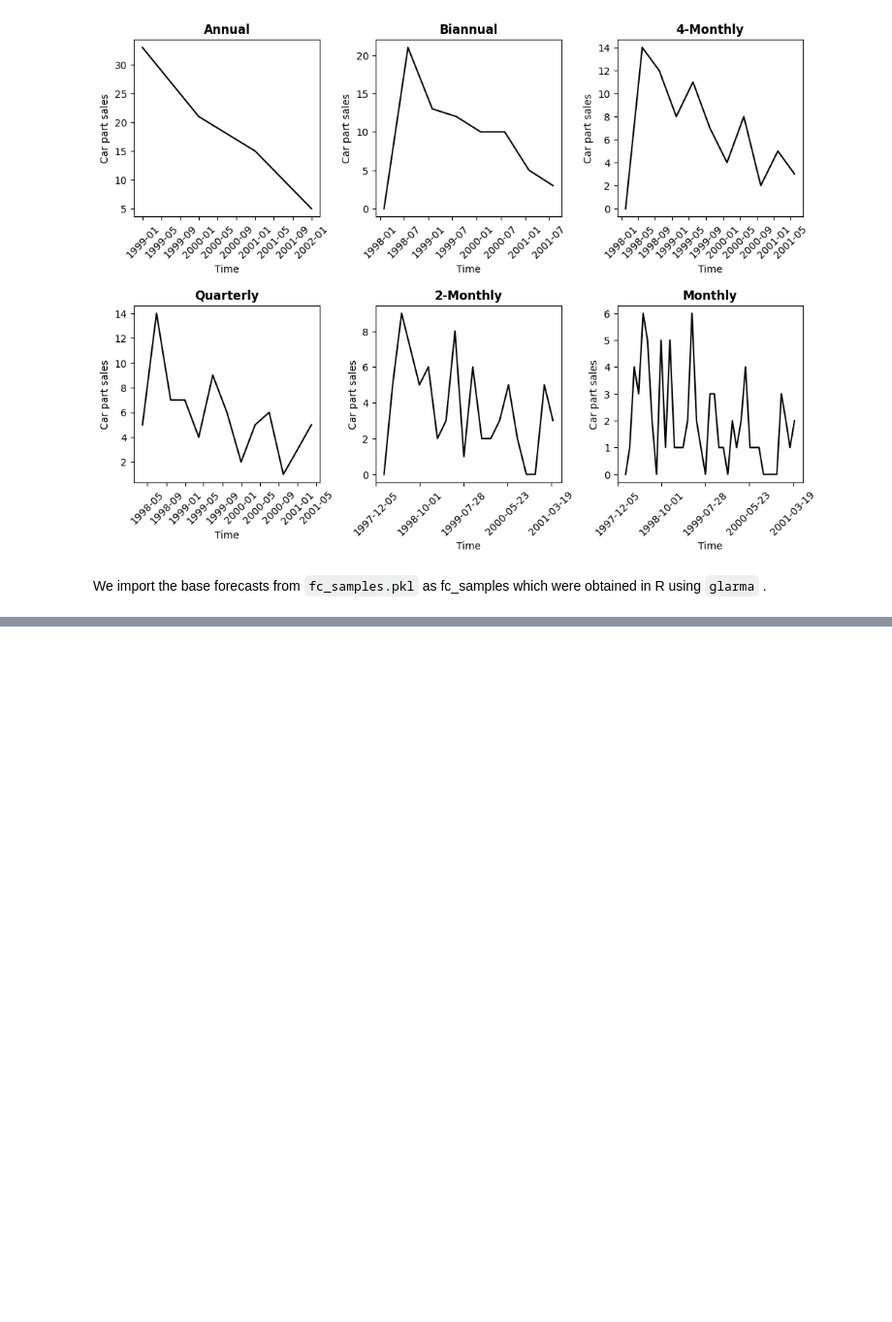
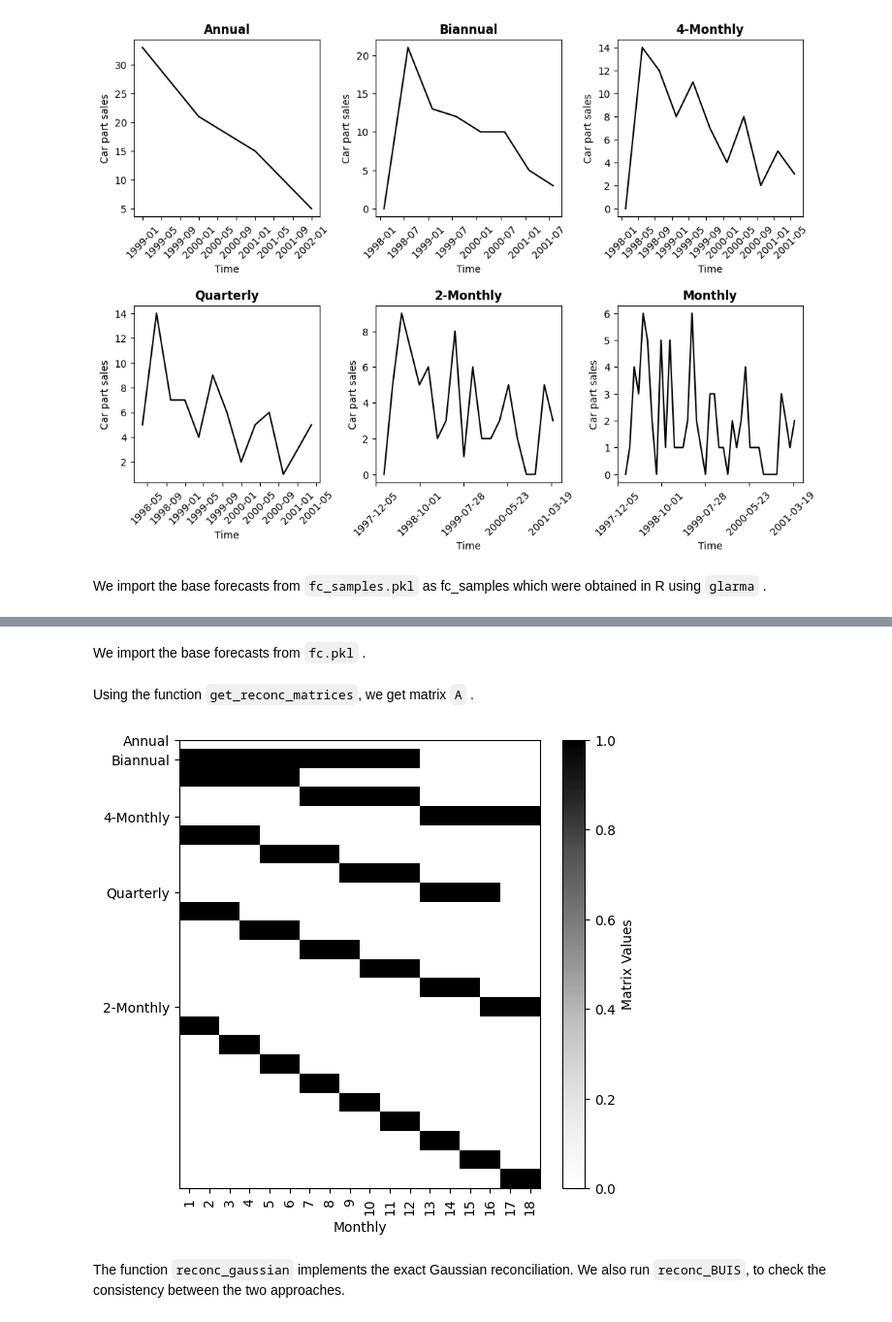
Before and after one commit to supsi-dacd-isaac/BayesReconPy, a Jupyter notebook: notebooks/Probabilistic Reconciliation via Conditioning with bayesRecon.ipynb, the cells around one changed output, grey strips where cells are left out. Shown: that part at 97% size. Saved outputs shown, nothing was run; the diff lists cells and outputs as text; code cells hidden in the pictures; blank space fills up the shorter version.

```diff
--- a/notebooks/Probabilistic Reconciliation via Conditioning with bayesRecon.ipynb
+++ b/notebooks/Probabilistic Reconciliation via Conditioning with bayesRecon.ipynb
@@ -114,0 +209,7 @@ We import the base forecasts from `fc_samples.pkl` as fc_samples which were o
+# %%
+agg_levels = [12, 6, 4, 3, 2, 1]  # Corresponding to Annual, Biannual, etc.
+train_agg = temporal_aggregation(M3_example['train'], agg_levels)
+
+# Rename the aggregated levels for easier reference
+levels = ["Annual", "Biannual", "4-Monthly", "Quarterly", "2-Monthly", "Monthly"]
+train_agg = dict(zip(levels, train_agg.values()))
@@ -114,0 +218,2 @@ We import the base forecasts from `fc_samples.pkl` as fc_samples which were o
+# %% [markdown]
+We import the base forecasts from `fc.pkl` .
@@ -114,0 +222,27 @@ We import the base forecasts from `fc_samples.pkl` as fc_samples which were o
+# %% [markdown]
+Using the function `get_reconc_matrices`, we get matrix `A` .
+# %%
+agg_levels = [2, 3, 4, 6, 12]
+h = 18
+
+# Generate the reconciliation matrices
+rmat = get_reconc_matrices(agg_levels=agg_levels, h=h)
+
+# Prepare the matrix A for plotting
+matrix_A = rmat['A']
+# Reverse rows for display to align with R's `apply(t(rmat$A),1,rev)`
+matrix_A_transformed = np.flip(matrix_A, axis=0)
+
+# Plot the matrix
+plt.figure(figsize=(6, 6))
+plt.imshow(matrix_A_transformed, aspect='auto', cmap="Greys", origin="lower")
+plt.xlabel(levels[5])
+plt.xticks(ticks=np.arange(matrix_A.shape[1]), labels=np.arange(1, matrix_A.shape[1] + 1), rotation=90)
+plt.yticks(ticks=[23, 22, 19, 15, 9], labels=levels[:5])
+plt.colorbar(label="Matrix Values")
+
+plt.show()
+# %% [output]
+[figure, added]
+# %% [markdown]
+The function `reconc_gaussian` implements the exact Gaussian reconciliation. We also run `reconc_BUIS`, to check the consistency between the two approaches.
```
Also changed, not shown: parts of 16 cells of this notebook, 1 other file.
